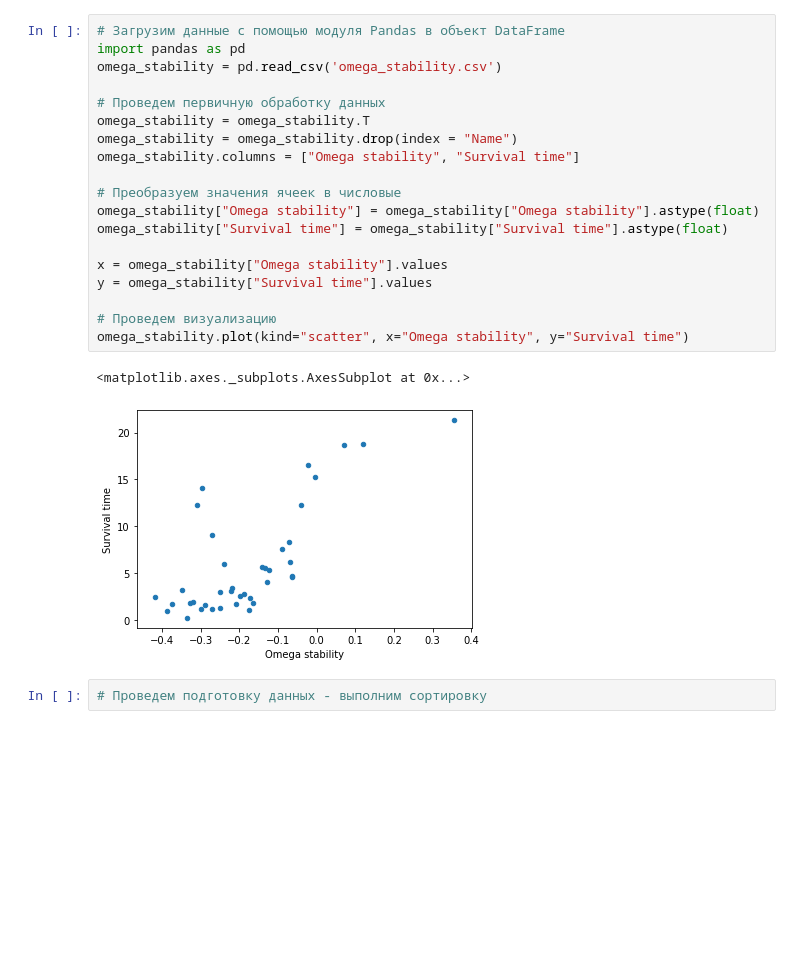
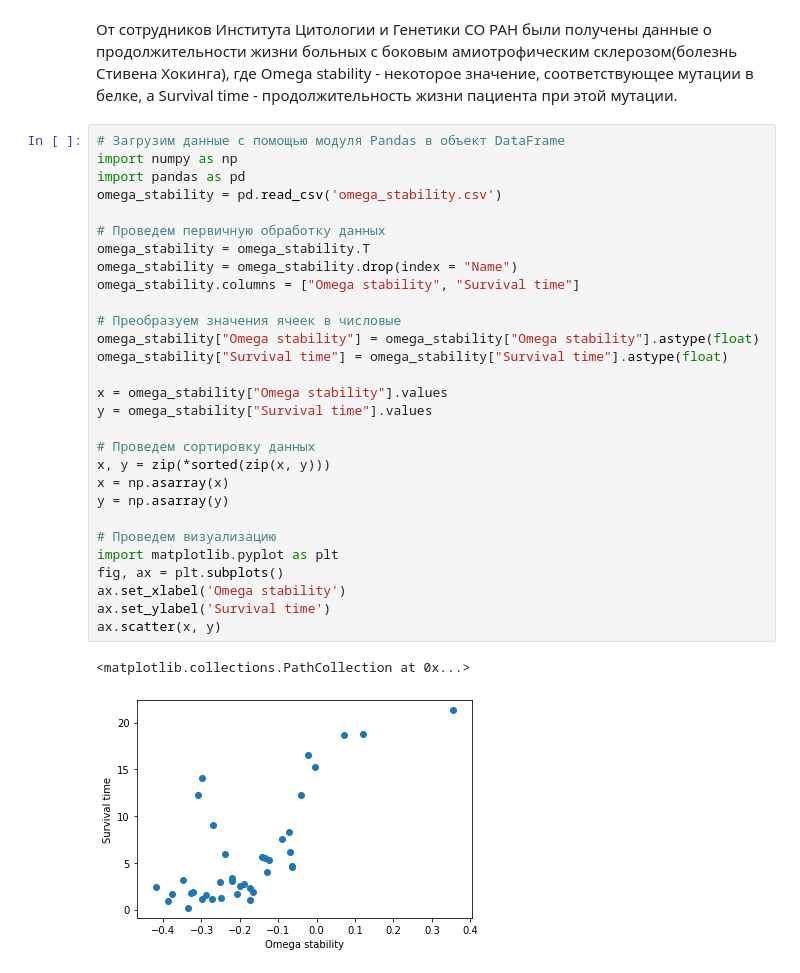
Before and after one commit to sheraleks/omega_stability, a Jupyter notebook: notebooks/structured.ipynb, the cells around one changed output. Cells and saved outputs as stored; diff of their text form; blank space fills up the shorter version.

```diff
--- a/notebooks/structured.ipynb
+++ b/notebooks/structured.ipynb
@@ -1,24 +1,35 @@
+# %% [markdown]
+От сотрудников Института Цитологии и Генетики СО РАН были получены данные о продолжительности жизни больных с боковым амиотрофическим склерозом(болезнь Стивена Хокинга),
+где Omega stability - некоторое значение, соответствующее мутации в белке, а Survival time - продолжительность жизни пациента при этой мутации.
 # %%
 # Загрузим данные с помощью модуля Pandas в объект DataFrame
+import numpy as np
 import pandas as pd
 omega_stability = pd.read_csv('omega_stability.csv')
 
 # Проведем первичную обработку данных
 omega_stability = omega_stability.T
 omega_stability = omega_stability.drop(index = "Name")
 omega_stability.columns = ["Omega stability", "Survival time"]
 
 # Преобразуем значения ячеек в числовые
 omega_stability["Omega stability"] = omega_stability["Omega stability"].astype(float)
 omega_stability["Survival time"] = omega_stability["Survival time"].astype(float)
 
 x = omega_stability["Omega stability"].values
 y = omega_stability["Survival time"].values
 
+# Проведем сортировку данных
+x, y = zip(*sorted(zip(x, y)))
+x = np.asarray(x)
+y = np.asarray(y)
+
 # Проведем визуализацию
-omega_stability.plot(kind="scatter", x="Omega stability", y="Survival time")
+import matplotlib.pyplot as plt
+fig, ax = plt.subplots()
+ax.set_xlabel('Omega stability')
+ax.set_ylabel('Survival time')
+ax.scatter(x, y)
 # %% [output]
-<matplotlib.axes._subplots.AxesSubplot at 0x...>
+<matplotlib.collections.PathCollection at 0x...>
-[figure, old version]
+[figure, new version]
-# %%
-# Проведем подготовку данных - выполним сортировку
```
Also changed, not shown: parts of 1 cell of this notebook, 7 other files.
